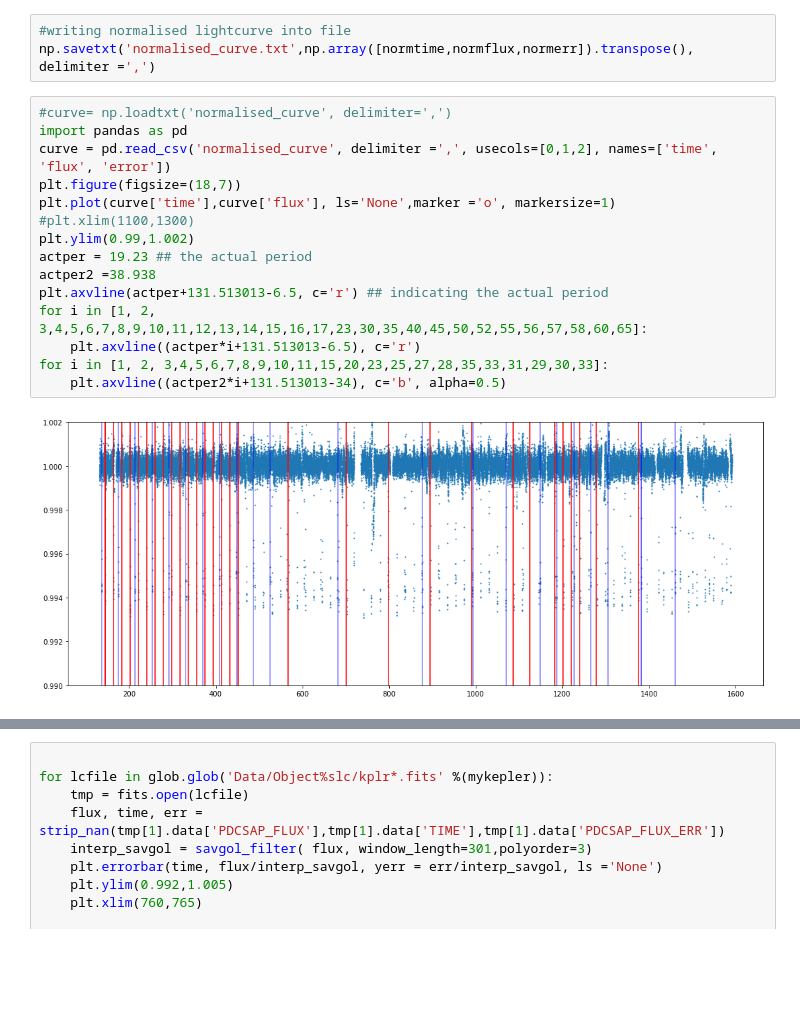
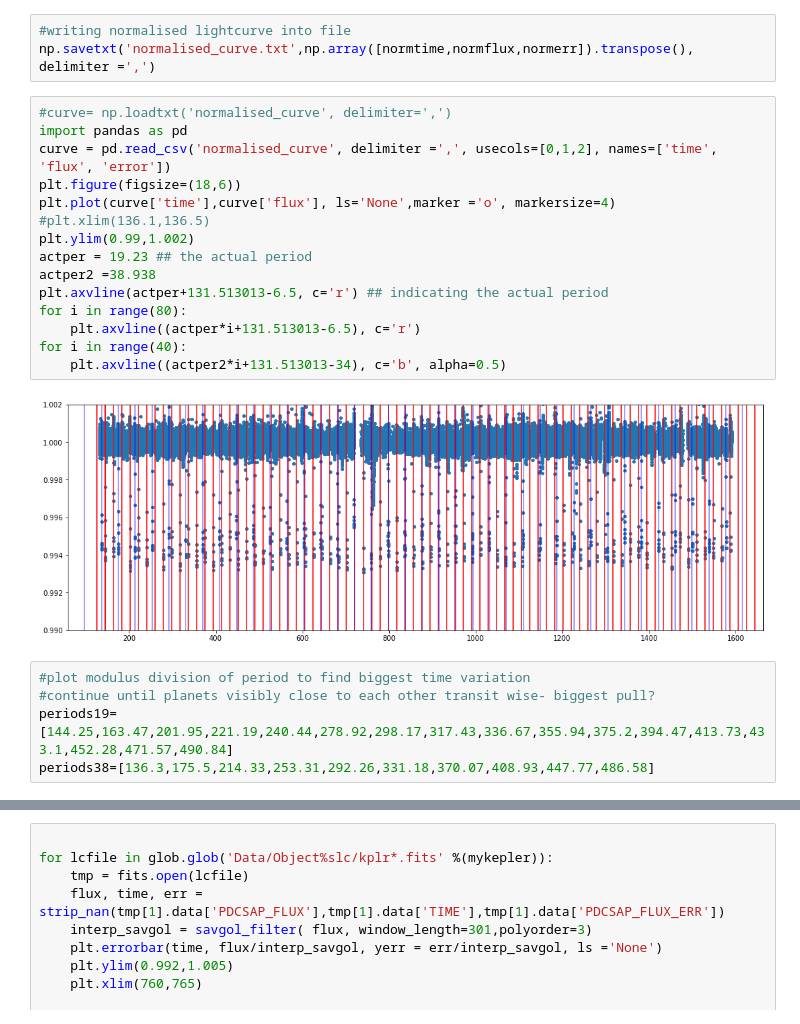
Before and after one commit to wfw23/Astrolabs, a Jupyter notebook: Chapter3_ExoLightCurves.ipynb, the cells around one changed output, grey strips where cells are left out. Cells and saved outputs as stored; diff of their text form; blank space fills up the shorter version.

```diff
--- a/Chapter3_ExoLightCurves.ipynb
+++ b/Chapter3_ExoLightCurves.ipynb
@@ -342,17 +347,22 @@ np.savetxt('normalised_curve.txt',np.array([normtime,normflux,normerr]).transpos
 # %%
 #curve= np.loadtxt('normalised_curve', delimiter=',')
 import pandas as pd
 curve = pd.read_csv('normalised_curve', delimiter =',', usecols=[0,1,2], names=['time', 'flux', 'error'])
-plt.figure(figsize=(18,7))
-plt.plot(curve['time'],curve['flux'], ls='None',marker ='o', markersize=1)
-#plt.xlim(1100,1300)
+plt.figure(figsize=(18,6))
+plt.plot(curve['time'],curve['flux'], ls='None',marker ='o', markersize=4)
+#plt.xlim(136.1,136.5)
 plt.ylim(0.99,1.002)
 actper = 19.23 ## the actual period
 actper2 =38.938
 plt.axvline(actper+131.513013-6.5, c='r') ## indicating the actual period
-for i in [1, 2, 3,4,5,6,7,8,9,10,11,12,13,14,15,16,17,23,30,35,40,45,50,52,55,56,57,58,60,65]:
+for i in range(80):
     plt.axvline((actper*i+131.513013-6.5), c='r')
-for i in [1, 2, 3,4,5,6,7,8,9,10,11,15,20,23,25,27,28,35,33,31,29,30,33]:
+for i in range(40):
     plt.axvline((actper2*i+131.513013-34), c='b', alpha=0.5)
 # %% [output]
-[figure, old version]
+[figure, new version]
+# %%
+#plot modulus division of period to find biggest time variation
+#continue until planets visibly close to each other transit wise- biggest pull?
+periods19=[144.25,163.47,201.95,221.19,240.44,278.92,298.17,317.43,336.67,355.94,375.2,394.47,413.73,433.1,452.28,471.57,490.84]
+periods38=[136.3,175.5,214.33,253.31,292.26,331.18,370.07,408.93,447.77,486.58]
```
Also changed, not shown: parts of 42 cells of this notebook, 1 other file.
